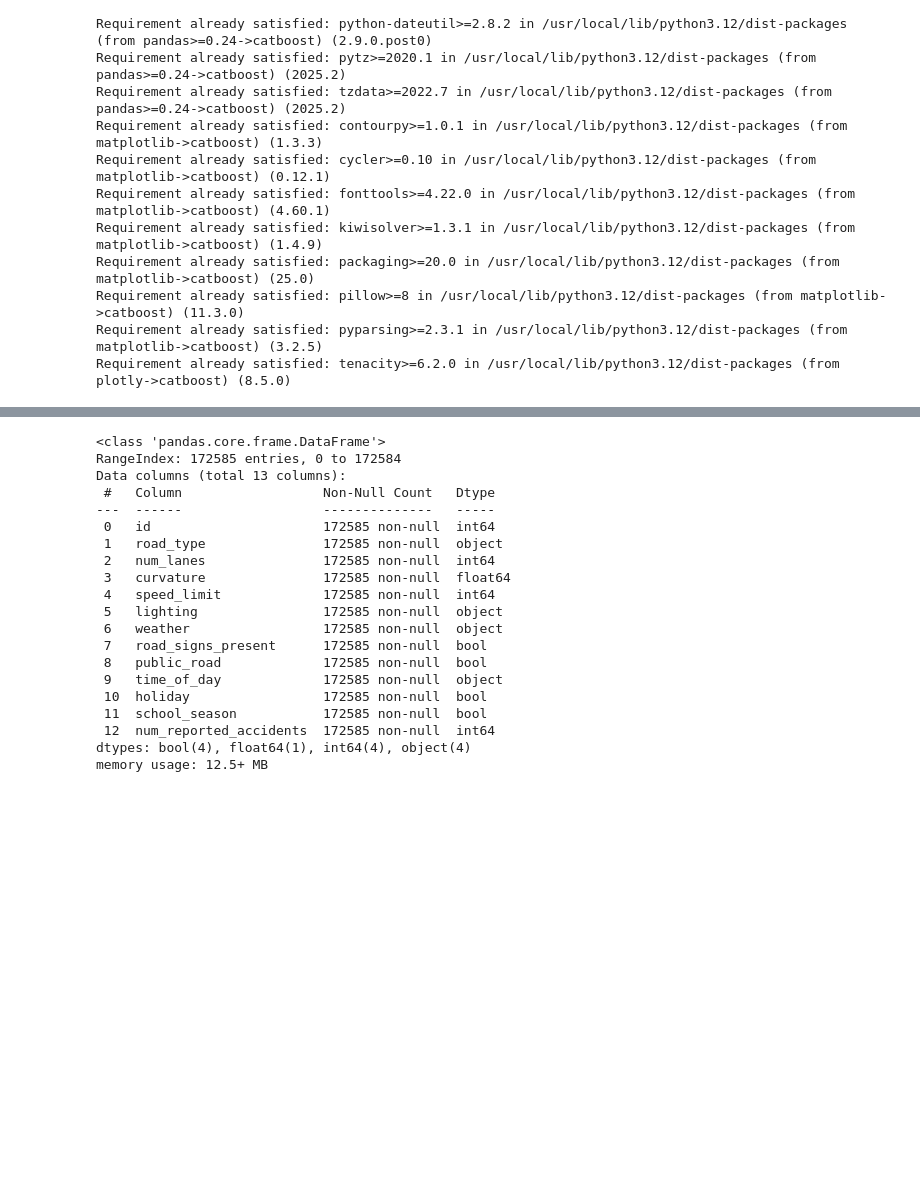
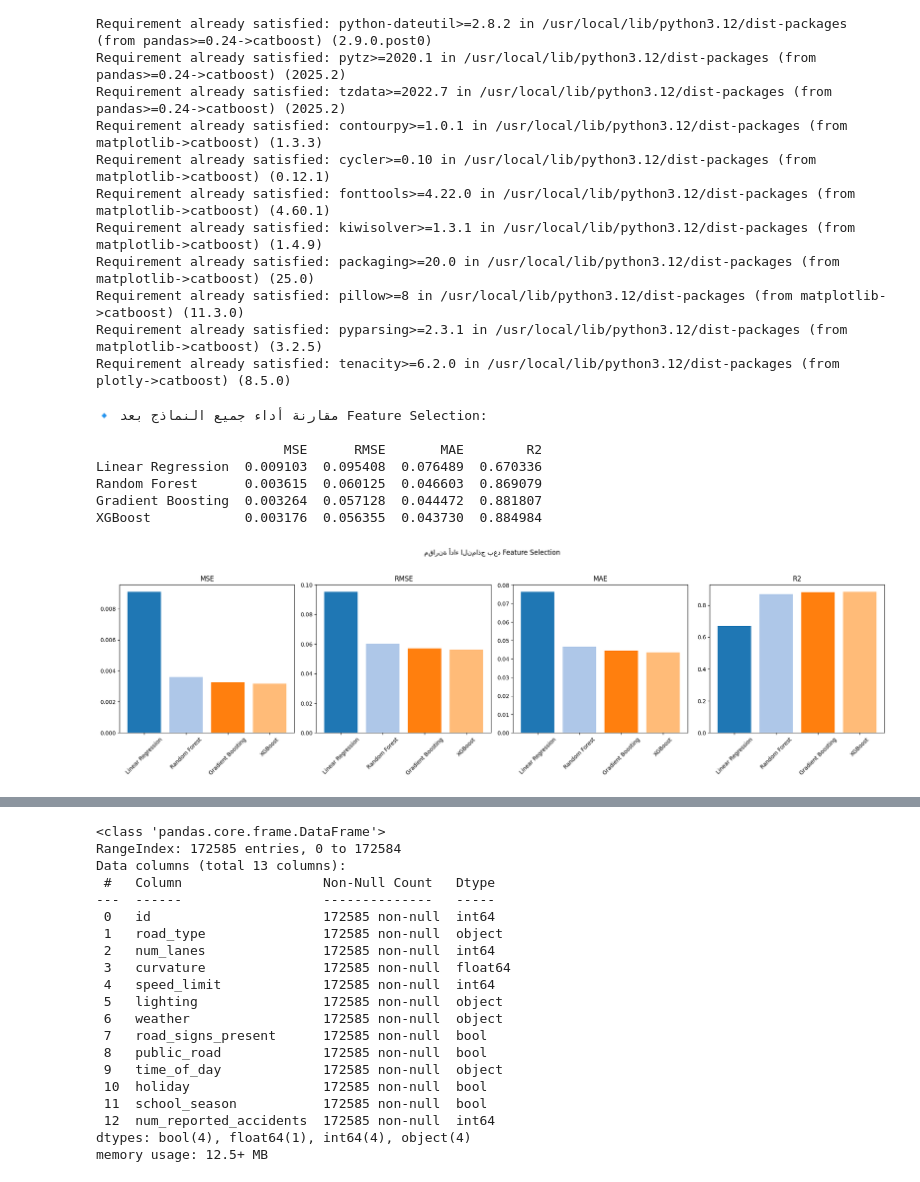
Before and after one commit to hananbahtiti/Predicting-Road-Accident-Risk, a Jupyter notebook: Predicting_Road_Accident_Risk.ipynb, the cells around one changed output, grey strips where cells are left out. Drawn from its saved outputs; the diff is of its cells as text; code cells hidden in the pictures; blank space fills up the shorter version.

```diff
--- a/Predicting_Road_Accident_Risk.ipynb
+++ b/Predicting_Road_Accident_Risk.ipynb
@@ -445,7 +445,7 @@ for col in data.columns:
 
 # 2️⃣ Feature Selection: اختيار الأعمدة التي ارتباطها > 0.2 مع accident_risk
 corr = data.corr()['accident_risk']
-selected_features = corr[abs(corr) > 0.2].index.tolist()
+selected_features = corr[abs(corr) > 0.02].index.tolist()
 selected_features.remove('accident_risk')
 
 X = data[selected_features]
@@ -548,7 +548,7 @@ for col in data.columns:
 
 # 2️⃣ Feature Selection: اختيار الأعمدة التي ارتباطها > 0.2 مع accident_risk
 corr = data.corr()['accident_risk']
-selected_features = corr[abs(corr) > 0.2].index.tolist()
+selected_features = corr[abs(corr) > 0.02].index.tolist()
 selected_features.remove('accident_risk')
 
 X = data[selected_features]
@@ -568,33 +568,42 @@ models = {
 # 4️⃣ تدريب كل نموذج وتقييمه
 results = {}
 for name, model in models.items():
     model.fit(X_train, y_train)
     y_pred = model.predict(X_test)
 
     mse = mean_squared_error(y_test, y_pred)
     rmse = np.sqrt(mse)
     mae = mean_absolute_error(y_test, y_pred)
     r2 = r2_score(y_test, y_pred)
 
     results[name] = {'MSE': mse, 'RMSE': rmse, 'MAE': mae, 'R2': r2}
 
 results_df = pd.DataFrame(results).T
 print("🔹 مقارنة أداء جميع النماذج بعد Feature Selection:\n")
 print(results_df)
 
 # 5️⃣ رسم Bar Plot لكل مقياس
 metrics = ['MSE', 'RMSE', 'MAE', 'R2']
 plt.figure(figsize=(20,6))  # تكبير الحجم ليتسع لكل النماذج
 
 for i, metric in enumerate(metrics, 1):
     plt.subplot(1, 4, i)
     plt.bar(results_df.index, results_df[metric], color=plt.cm.tab20.colors[:len(results_df)])
     plt.title(metric)
     plt.xticks(rotation=45)
 
 plt.suptitle("مقارنة أداء النماذج بعد Feature Selection")
 plt.tight_layout(rect=[0, 0, 1, 0.95])
 plt.show()
+# %% [output]
+🔹 مقارنة أداء جميع النماذج بعد Feature Selection:
+
+                        MSE      RMSE       MAE        R2
+Linear Regression  0.009103  0.095408  0.076489  0.670336
+Random Forest      0.003615  0.060125  0.046603  0.869079
+Gradient Boosting  0.003264  0.057128  0.044472  0.881807
+XGBoost            0.003176  0.056355  0.043730  0.884984
+[figure, added]
 # %%
 
 import pandas as pd
```
Also changed, not shown: parts of 1 cell of this notebook.
